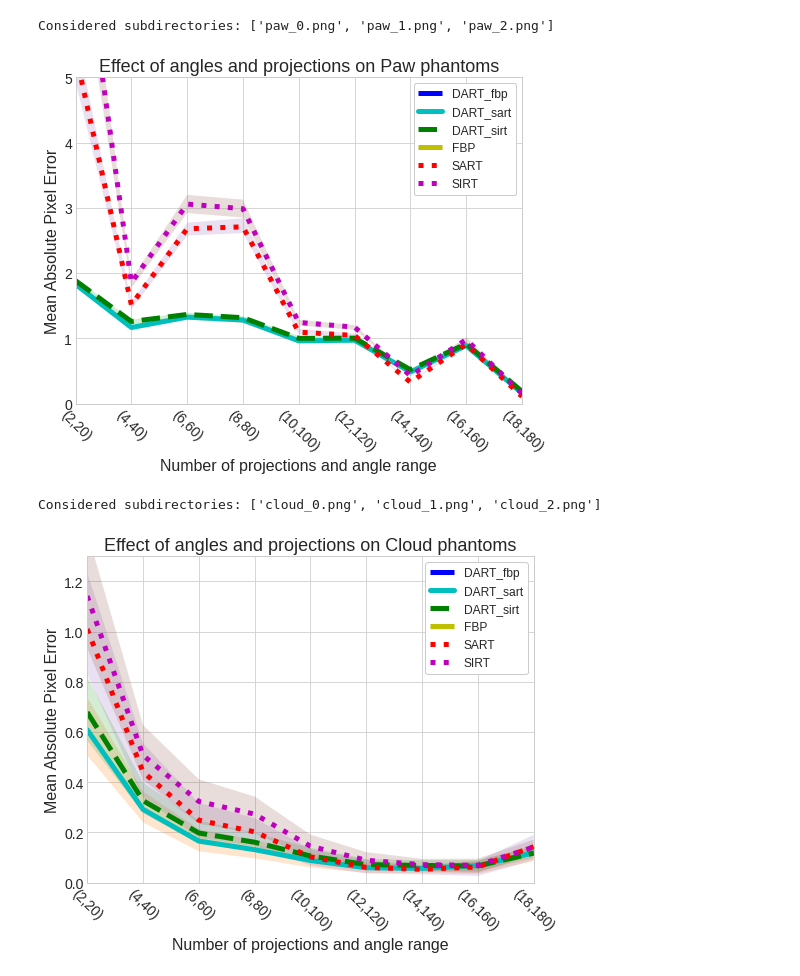
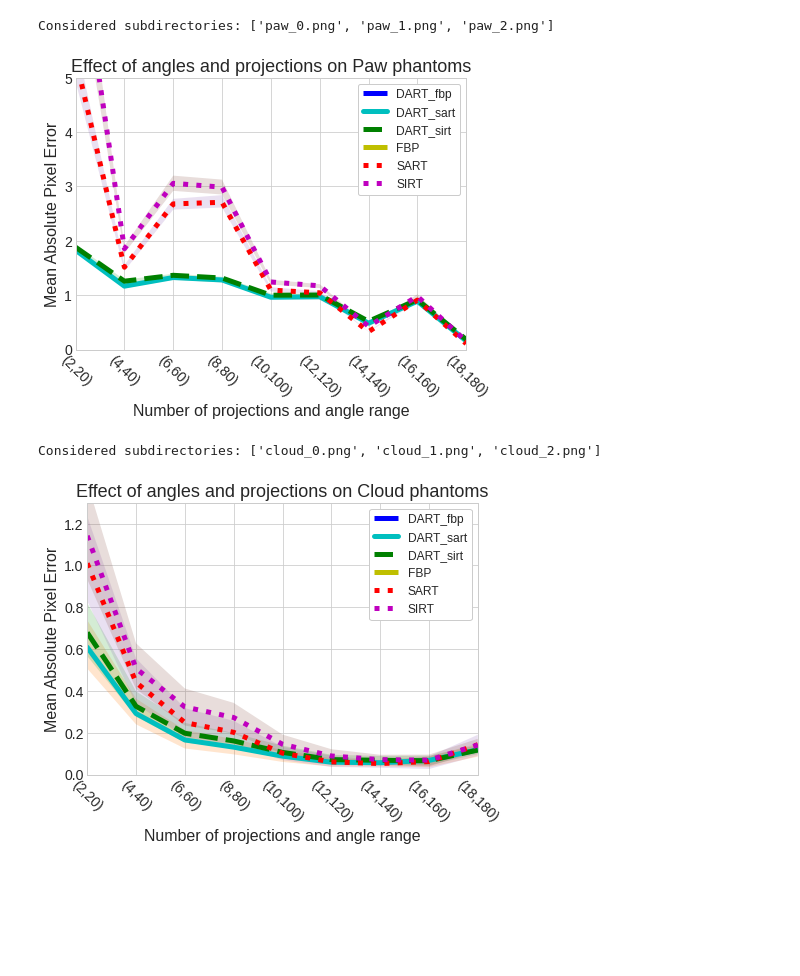
Before and after one commit to OhGreat/DART_python, a Jupyter notebook: visualizations/comb_proj_ang.ipynb, the cells around one changed output. Drawn from its saved outputs; the diff is of its cells as text; code cells hidden in the pictures; blank space fills up the shorter version.

```diff
--- a/visualizations/comb_proj_ang.ipynb
+++ b/visualizations/comb_proj_ang.ipynb
@@ -9,6 +9,7 @@ sys.path.append("../src")
 from src.utils import *
 
 plt.style.use('seaborn-whitegrid')
+figs_size = (7,5)
 # %%
 labels = [("DART_sart", "c" ), ("DART_sirt", "g"), ("SART", "r"), ("SIRT", "m"), ("DART_fbp", "b"), ("RBF", "y")]
 
@@ -27,30 +28,30 @@ ylim=50
 save_name= f"{save_dir}proj_ang_comb_paws.png"
 # save_name = None
 plot_results(res_dir=res_path, labels=labels,
-            title=title,
+            title=title, fig_size=figs_size,
             tick_labels=tick_labels,
             xlabel=xlabel, x_rotate=-45,
             ylabel=ylabel, ylim=5,
             save_name=save_name)
 # %% [output]
 Considered subdirectories: ['paw_0.png', 'paw_1.png', 'paw_2.png']
-[figure, old version]
+[figure, new version]
 # %%
 res_path = f"{parent_path}clouds/"
 title="Effect of angles and projections on Cloud phantoms"
 
 ylim=50
 save_name= f"{save_dir}proj_ang_comb_clouds.png"
 
 plot_results(res_dir=res_path, labels=labels,
-            title=title,
+            title=title,  fig_size=figs_size,
             tick_labels=tick_labels,
             xlabel=xlabel, x_rotate=-45,
             ylabel=ylabel, ylim=1.3,
             save_name=save_name)
 # %% [output]
 Considered subdirectories: ['cloud_0.png', 'cloud_1.png', 'cloud_2.png']
-[figure, old version]
+[figure, new version]
 # %%
 res_path = f"{parent_path}semilunars/"
 title="Effect of angles and projections on Semilunar phantoms"
```
Also changed, not shown: parts of 4 cells of this notebook, 54 other files.
